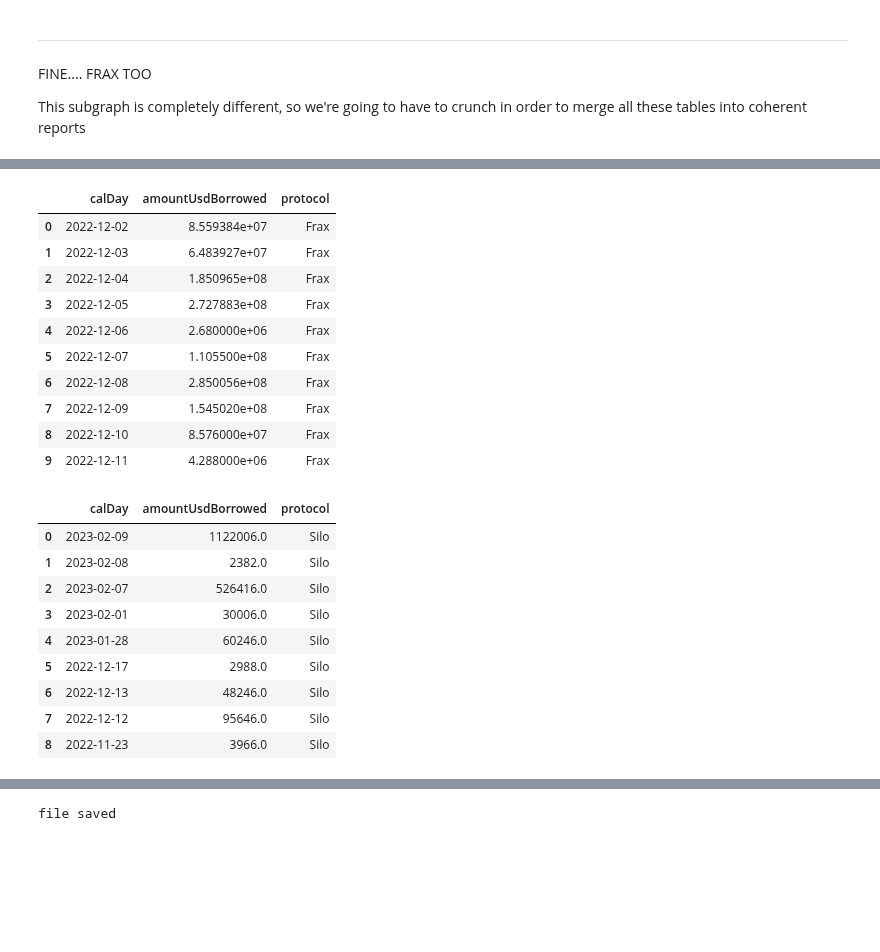
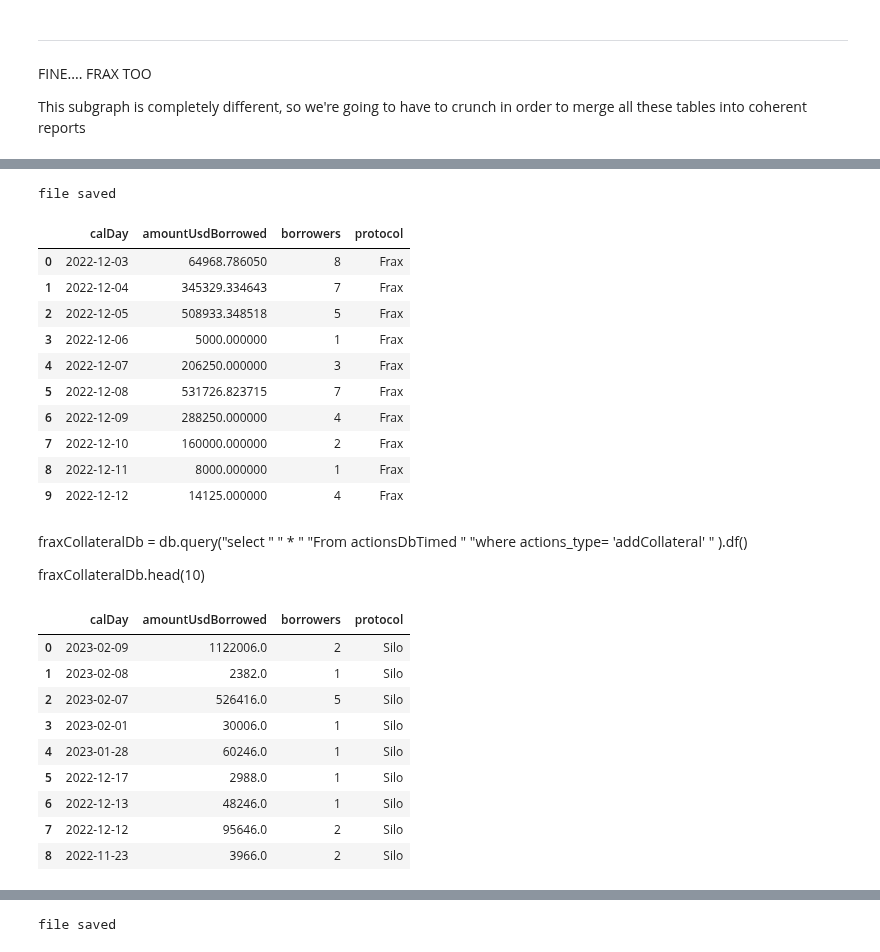
Before and after one commit to EdgeCaser/EconohmetricsOld, a Jupyter notebook: ohmSiloVestaBorrowers.ipynb, the cells around one changed output, grey strips where cells are left out. Drawn from its saved outputs; the diff is of its cells as text; code cells hidden in the pictures; blank space fills up the shorter version.

```diff
--- a/ohmSiloVestaBorrowers.ipynb
+++ b/ohmSiloVestaBorrowers.ipynb
@@ -1089,48 +1101,69 @@ LET'S PLAY AND CRUNCH DATA
+# %%
+fraxBorrowsDb.drop_duplicates
+
+fraxBorrowsDbLength = len(fraxBorrowsDb)
+path =file+'/frax_borrows_'+str(dt.datetime.today().strftime("%b-%d-%Y"))+"_"+str(fraxBorrowsDbLength)+'_records.csv'
+fraxBorrowsDb.to_csv(path, index = False)
+
+path =file+'/frax_borrows_'+str(dt.datetime.today().strftime("%b-%d-%Y"))+"_"+str(fraxBorrowsDbLength)+'_records_piped.csv'
+fraxBorrowsDb.to_csv(path, index = False, sep='|')
+print('file saved')
+# %% [output]
+file saved
 # %%
 fraxBorrowedUSDDaily = db.query(
                         "select "
                             "date_trunc('day',dateTime) calDay "
-                            ",sum(amountUsdBorrowed) amountUsdBorrowed "
+                            ",sum(amountUsd) amountUsdBorrowed "
+                        "   ,count(distinct actions_root_address) borrowers "
                        "From fraxBorrowsDb "
-                       "where actions_type= 'borrowAsset' "
                         "Group by 1 "
                         "order by 1"
                    ).df()
 fraxBorrowedUSDDaily['protocol'] = 'Frax'
 fraxBorrowedUSDDaily.head(10)
 # %% [output]
-|  | calDay | amountUsdBorrowed | protocol |
-| 0 | 2022-12-02 | 8.559384e+07 | Frax |
-| 1 | 2022-12-03 | 6.483927e+07 | Frax |
-| 2 | 2022-12-04 | 1.850965e+08 | Frax |
-| 3 | 2022-12-05 | 2.727883e+08 | Frax |
-| 4 | 2022-12-06 | 2.680000e+06 | Frax |
-| 5 | 2022-12-07 | 1.105500e+08 | Frax |
-| 6 | 2022-12-08 | 2.850056e+08 | Frax |
-| 7 | 2022-12-09 | 1.545020e+08 | Frax |
-| 8 | 2022-12-10 | 8.576000e+07 | Frax |
-| 9 | 2022-12-11 | 4.288000e+06 | Frax |
+|  | calDay | amountUsdBorrowed | borrowers | protocol |
+| 0 | 2022-12-03 | 64968.786050 | 8 | Frax |
+| 1 | 2022-12-04 | 345329.334643 | 7 | Frax |
+| 2 | 2022-12-05 | 508933.348518 | 5 | Frax |
+| 3 | 2022-12-06 | 5000.000000 | 1 | Frax |
+| 4 | 2022-12-07 | 206250.000000 | 3 | Frax |
+| 5 | 2022-12-08 | 531726.823715 | 7 | Frax |
+| 6 | 2022-12-09 | 288250.000000 | 4 | Frax |
+| 7 | 2022-12-10 | 160000.000000 | 2 | Frax |
+| 8 | 2022-12-11 | 8000.000000 | 1 | Frax |
+| 9 | 2022-12-12 | 14125.000000 | 4 | Frax |
+# %% [markdown]
+fraxCollateralDb = db.query("select "
+                   "    * "
+                       "From actionsDbTimed "
+                       "where actions_type= 'addCollateral' "
+                   ).df()
+
+fraxCollateralDb.head(10)
 # %%
 siloBorrowedUSDDaily = db.query(
                         "select "
                             "date_trunc('day',dateTime) calDay "
                             ",sum(transaction_amountUSD::hugeint) amountUsdBorrowed "
+                        "   ,count(distinct transaction_account_id) borrowers "
                        "From borrowsDbTimed "
                         "Group by 1 "
                    ).df()
 siloBorrowedUSDDaily['protocol'] = 'Silo'
 siloBorrowedUSDDaily.head(10)
 # %% [output]
-|  | calDay | amountUsdBorrowed | protocol |
-| 0 | 2023-02-09 | 1122006.0 | Silo |
-| 1 | 2023-02-08 | 2382.0 | Silo |
-| 2 | 2023-02-07 | 526416.0 | Silo |
-| 3 | 2023-02-01 | 30006.0 | Silo |
-| 4 | 2023-01-28 | 60246.0 | Silo |
-| 5 | 2022-12-17 | 2988.0 | Silo |
-| 6 | 2022-12-13 | 48246.0 | Silo |
-| 7 | 2022-12-12 | 95646.0 | Silo |
-| 8 | 2022-11-23 | 3966.0 | Silo |
+|  | calDay | amountUsdBorrowed | borrowers | protocol |
+| 0 | 2023-02-09 | 1122006.0 | 2 | Silo |
+| 1 | 2023-02-08 | 2382.0 | 1 | Silo |
+| 2 | 2023-02-07 | 526416.0 | 5 | Silo |
+| 3 | 2023-02-01 | 30006.0 | 1 | Silo |
+| 4 | 2023-01-28 | 60246.0 | 1 | Silo |
+| 5 | 2022-12-17 | 2988.0 | 1 | Silo |
+| 6 | 2022-12-13 | 48246.0 | 1 | Silo |
+| 7 | 2022-12-12 | 95646.0 | 2 | Silo |
+| 8 | 2022-11-23 | 3966.0 | 2 | Silo |
 # %%
 vestaBorrowedUSDDaily = db.query(
                         "select "
```
Also changed, not shown: parts of 48 cells of this notebook, 1 other file.
